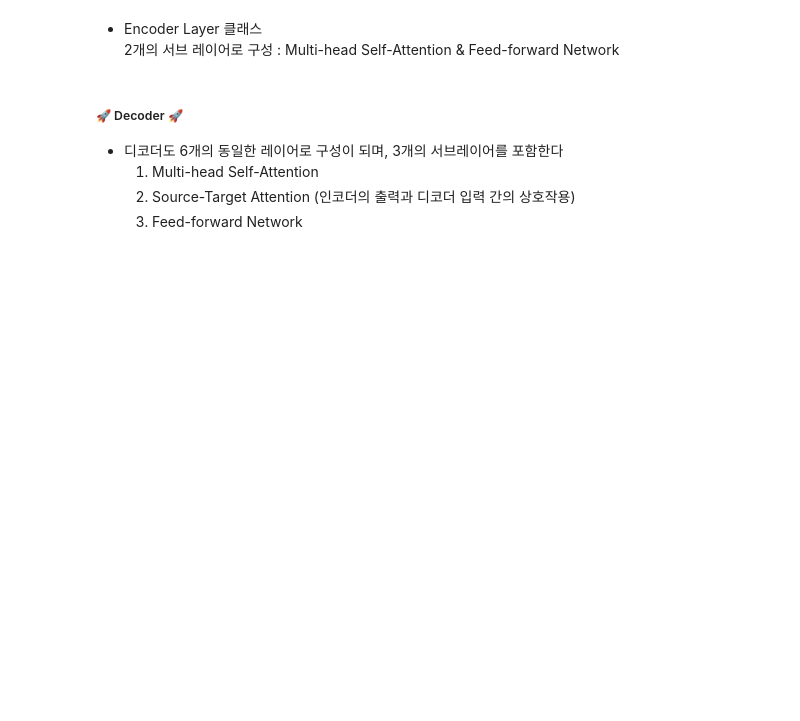
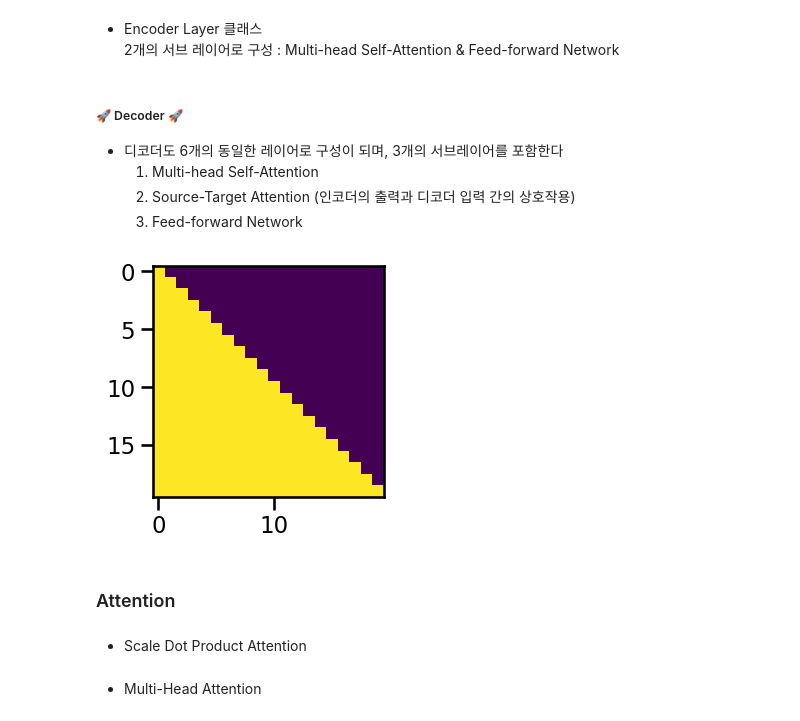
Before and after one commit to je0nsye0n/Transformer_Study, a Jupyter notebook: Attention_is_All_You_Need/code.ipynb, the cells around one changed output. Saved outputs shown, nothing was run; the diff lists cells and outputs as text; code cells hidden in the pictures; blank space fills up the shorter version.

Commit message:
01/14. Transformer paper code - Attention

```diff
--- a/Attention_is_All_You_Need/code.ipynb
+++ b/Attention_is_All_You_Need/code.ipynb
@@ -151,0 +159,10 @@ def subsequent_mask(size):
+# %%
+plt.figure(figsize=(3,3))
+plt.imshow(subsequent_mask(20)[0])
+None
+# %% [output]
+[figure, added]
+# %% [markdown]
+### Attention
+# %% [markdown]
+- Scale Dot Product Attention
@@ -151,0 +180,2 @@ def subsequent_mask(size):
+# %% [markdown]
+- Multi-Head Attention
```
Also changed, not shown: parts of 13 cells of this notebook.
